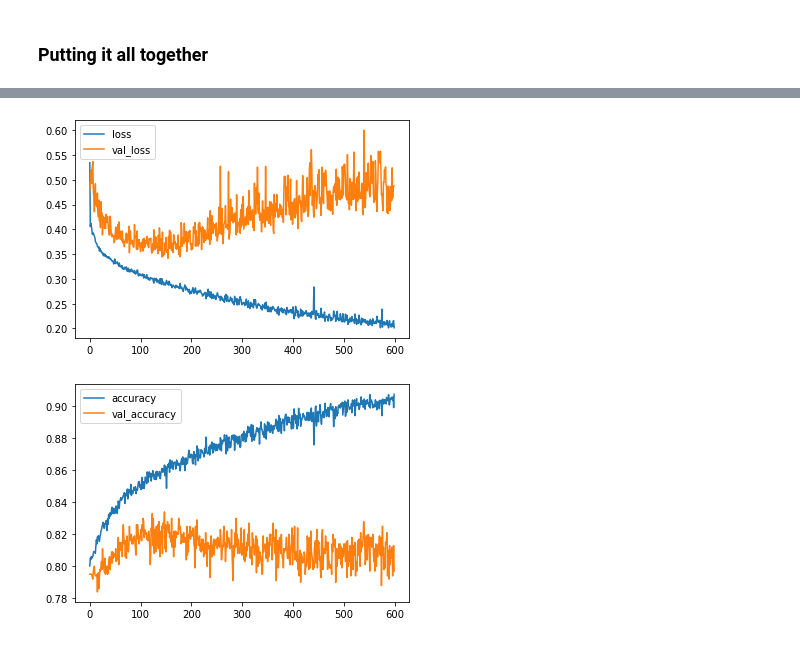
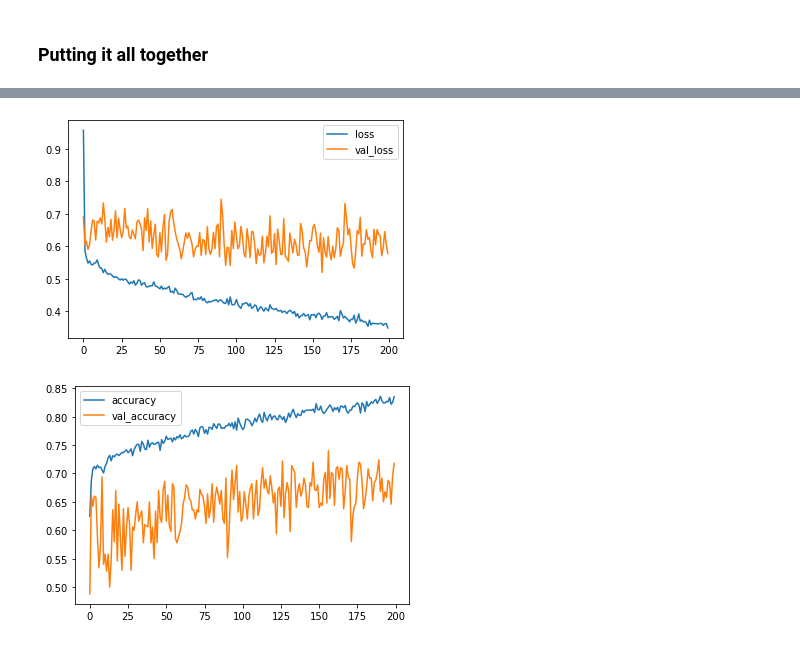
Before and after one commit to hueindahaus/mole-patrol, a Jupyter notebook: backend/ml/model_training copy 2.ipynb, the cells around one changed output, grey strips where cells are left out. Cells and saved outputs as stored; diff of their text form; code cells hidden in the pictures.

Commit message:
Balance dataset and some plots

```diff
--- a/backend/ml/model_training copy 2.ipynb
+++ b/backend/ml/model_training copy 2.ipynb
@@ -97,6 +120,8 @@ def load_data():
 Explanation of why the model looks like it does
 # %%
 def create_model():
+    _metrics = [BinaryAccuracy(name="accuracy"), AUC(name="auc")]
+
     model = Sequential()
     model.add(layers.Conv2D(32, (3, 3), activation='relu', input_shape=(img_size, img_size, 3)))
     model.add(layers.MaxPooling2D((2, 2)))
@@ -104,7 +129,7 @@ def create_model():
     model.add(layers.Flatten())
     model.add(layers.Dense(64, activation='relu'))
     model.add(layers.Dense(1, activation='sigmoid'))
-    model.compile(optimizer='adam', loss="binary_crossentropy", metrics=['accuracy'])
+    model.compile(optimizer='adam', loss="binary_crossentropy", metrics=_metrics)
 
     # model =  Sequential()
     # model.add(layers.Conv2D(filters=96, kernel_size=(11, 11), strides=(4, 4), activation='relu', padding='valid', input_shape=(img_size, img_size, 3)))
@@ -118,14 +143,14 @@ def create_model():
     # model.add(layers.Dense(4096, activation='relu'))
     # model.add(layers.Dense(4096, activation='relu'))
     # model.add(layers.Dense(1, activation='sigmoid'))
-    # model.compile(optimizer='adam', loss='binary_crossentropy', metrics=['accuracy'])
+    # model.compile(optimizer='adam', loss="binary_crossentropy", metrics=_metrics)
 
     return model
 # %% [markdown]
 ### Training the model
 # %%
 def train_model(model, training_data, validation_data, epochs=2):
-    history = model.fit(training_data, epochs=epochs, validation_data=validation_data, verbose=1, class_weight={0: 1.0, 1: 2.0})
+    history = model.fit(training_data, epochs=epochs, validation_data=validation_data, verbose=1)
     return history
 # %% [markdown]
 ### Evaluate the model
@@ -160,5 +208,5 @@ def save_model(model, path):
 # %%
 model = create_model()
 training_data, validation_data, test_data = load_data()
-training_result = train_model(model, training_data, validation_data, epochs=1)
+training_result = train_model(model, training_data, validation_data, epochs=200)
 # %% [output]
@@ -211,18 +263,18 @@ training_data, validation_data, test_data = load_data()
 # %%
 # print(training_result.history)
 # %%
-# labels = ["loss", "val_loss"]
-# for label in labels:
-#     plt.plot(training_result.history[label])
-# plt.legend(labels)
-# plt.show()
+labels = ["loss", "val_loss"]
+for label in labels:
+    plt.plot(training_result.history[label])
+plt.legend(labels)
+plt.show()
 # %% [output]
-[figure, old version]
+[figure, new version]
 # %%
-# labels = ["accuracy", "val_accuracy"]
-# for label in labels:
-#     plt.plot(training_result.history[label])
-# plt.legend(labels)
-# plt.show()
+labels = ["accuracy", "val_accuracy"]
+for label in labels:
+    plt.plot(training_result.history[label])
+plt.legend(labels)
+plt.show()
 # %% [output]
-[figure, old version]
+[figure, new version]
```
Also changed, not shown: parts of 16 cells of this notebook.
